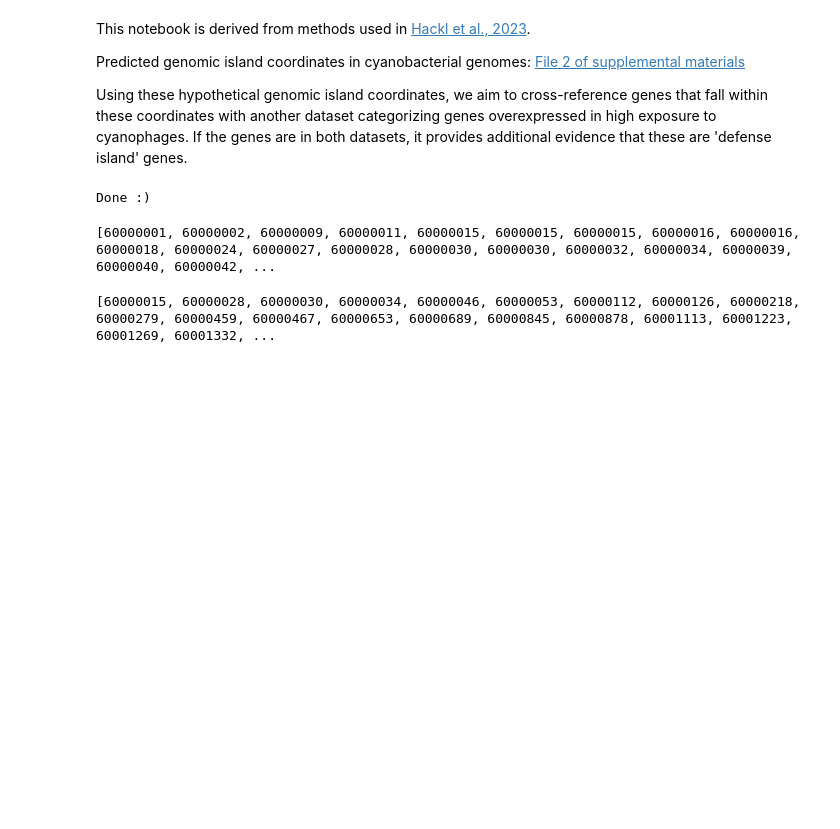
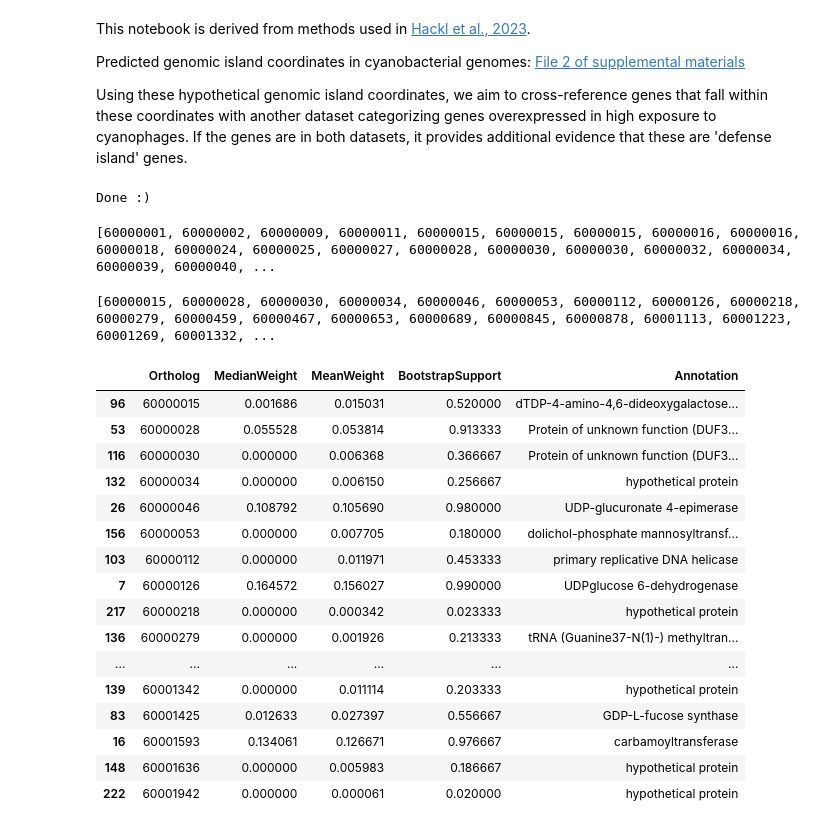
Before and after one commit to Jonahv11/cyano-serralysins, a Jupyter notebook: cycog-tree-tool/island-survey.ipynb, the cells around one changed output. Saved outputs shown, nothing was run; the diff lists cells and outputs as text; code cells hidden in the pictures; blank space fills up the shorter version.

```diff
--- a/cycog-tree-tool/island-survey.ipynb
+++ b/cycog-tree-tool/island-survey.ipynb
@@ -37,6 +37,12 @@ display(genome_islands_df)
 | 878 | MED4 | MED4_1 | 979511 | 984734 |
 | 879 | MED4 | MED4_1 | 1060080 | 1087933 |
 | 880 | MED4 | MED4_1 | 1152143 | 1214874 |
+# %%
+# down-select the cluster genes to only those with median weight greater than the threshold
+
+threshold = 0.0
+
+pro2_genes_df = pro2_genes_df
 # %% [markdown]
 This notebook is derived from methods used in [Hackl et al., 2023](https://www.cell.com/cell/pdf/S0092-8674(22)01519-7.pdf).
 
@@ -44,10 +50,9 @@ Predicted genomic island coordinates in cyanobacterial genomes: [File 2 of suppl
 
 Using these hypothetical genomic island coordinates, we aim to cross-reference genes that fall within these coordinates with another dataset categorizing genes overexpressed in high exposure to cyanophages. If the genes are in both datasets, it provides additional evidence that these are 'defense island' genes.
 # %%
-start_points = genome_islands_df[['start']]  # series of start points
-end_points = genome_islands_df[['end']] # series of end points
-start_points = start_points.values.tolist()
-end_points = end_points.values.tolist()
+
+start_points = genome_islands_df.start.to_list()
+end_points = genome_islands_df.end.to_list()
 
 island_ids = []
 
@@ -55,30 +60,30 @@ island_ids = []
 with open(datapath2, 'r') as file:
     for line in file:
         parts = line.strip().split()
-        if len(parts) > 3:
+        if len(parts) > 3: # skip first row
             start = int(parts[3])
             end = int(parts[4])
 
             # Check if the start and end fall within any of the specified ranges
             for start_point, end_point in zip(start_points, end_points):
                 # print ((start, type(start), end_point, type(end_point)))
-                if start >= int(start_point[0]) and end <= int(end_point[0]):
+                if start_point <= start <= end_point or start_point <= end <= end_point:
+                # if start >= start_point
                     island_ids.append(parts[8].split('=')[1].split(';')[0])
                     break  # Break the loop once a match is found
 
-island_ids = [eval(i) for i in island_ids]
+island_ids = [int(i) for i in island_ids]
 print ("Done :)")
 # %% [output]
 Done :)
-# %%
-island_cycogs = []
-for index, row in cycogs_df.iterrows():
-    if row['GenomeName'] == f'{genome}':
-        if row['GeneID'] in island_ids:
-            island_cycogs.append(row['OrthologID'])
-print (island_cycogs)
-# %% [output]
-[60000001, 60000002, 60000009, 60000011, 60000015, 60000015, 60000015, 60000016, 60000016, 60000018, 60000024, 60000027, 60000028, 60000030, 60000030, 60000032, 60000034, 60000039, 60000040, 60000042, ...
+# %%
+# get ortholog IDs of island genes
+
+island_cycogs = cycogs_df[(cycogs_df.GenomeName == genome) & (cycogs_df.GeneID.isin(island_ids))].OrthologID.to_list()
+
+print(island_cycogs)
+# %% [output]
+[60000001, 60000002, 60000009, 60000011, 60000015, 60000015, 60000015, 60000016, 60000016, 60000018, 60000024, 60000025, 60000027, 60000028, 60000030, 60000030, 60000032, 60000034, 60000039, 60000040, ...
 # %%
 semi_confirmed = []
 pro2_genes_df = pro2_genes_df.sort_values(by=['Ortholog'])
@@ -89,3 +94,25 @@ for ortholog in pro2_orthologs:
 print (semi_confirmed)
 # %% [output]
 [60000015, 60000028, 60000030, 60000034, 60000046, 60000053, 60000112, 60000126, 60000218, 60000279, 60000459, 60000467, 60000653, 60000689, 60000845, 60000878, 60001113, 60001223, 60001269, 60001332, ...
+# %%
+# look at pro2 genes in genomic islands
+
+pro2_genes_df[pro2_genes_df.Ortholog.isin(semi_confirmed)].sort_values('Ortholog', ascending=True)
+# %% [output]
+|  | Ortholog | MedianWeight | MeanWeight | BootstrapSupport | Annotation |
+| 96 | 60000015 | 0.001686 | 0.015031 | 0.520000 | dTDP-4-amino-4,6-dideoxygalactose... |
+| 53 | 60000028 | 0.055528 | 0.053814 | 0.913333 | Protein of unknown function (DUF3... |
+| 116 | 60000030 | 0.000000 | 0.006368 | 0.366667 | Protein of unknown function (DUF3... |
+| 132 | 60000034 | 0.000000 | 0.006150 | 0.256667 | hypothetical protein |
+| 26 | 60000046 | 0.108792 | 0.105690 | 0.980000 | UDP-glucuronate 4-epimerase |
+| 156 | 60000053 | 0.000000 | 0.007705 | 0.180000 | dolichol-phosphate mannosyltransf... |
+| 103 | 60000112 | 0.000000 | 0.011971 | 0.453333 | primary replicative DNA helicase |
+| 7 | 60000126 | 0.164572 | 0.156027 | 0.990000 | UDPglucose 6-dehydrogenase |
+| 217 | 60000218 | 0.000000 | 0.000342 | 0.023333 | hypothetical protein |
+| 136 | 60000279 | 0.000000 | 0.001926 | 0.213333 | tRNA (Guanine37-N(1)-) methyltran... |
+| ... | ... | ... | ... | ... | ... |
+| 139 | 60001342 | 0.000000 | 0.011114 | 0.203333 | hypothetical protein |
+| 83 | 60001425 | 0.012633 | 0.027397 | 0.556667 | GDP-L-fucose synthase |
+| 16 | 60001593 | 0.134061 | 0.126671 | 0.976667 | carbamoyltransferase |
+| 148 | 60001636 | 0.000000 | 0.005983 | 0.186667 | hypothetical protein |
+| 222 | 60001942 | 0.000000 | 0.000061 | 0.020000 | hypothetical protein |
```
Also changed, not shown: parts of 1 cell of this notebook.
